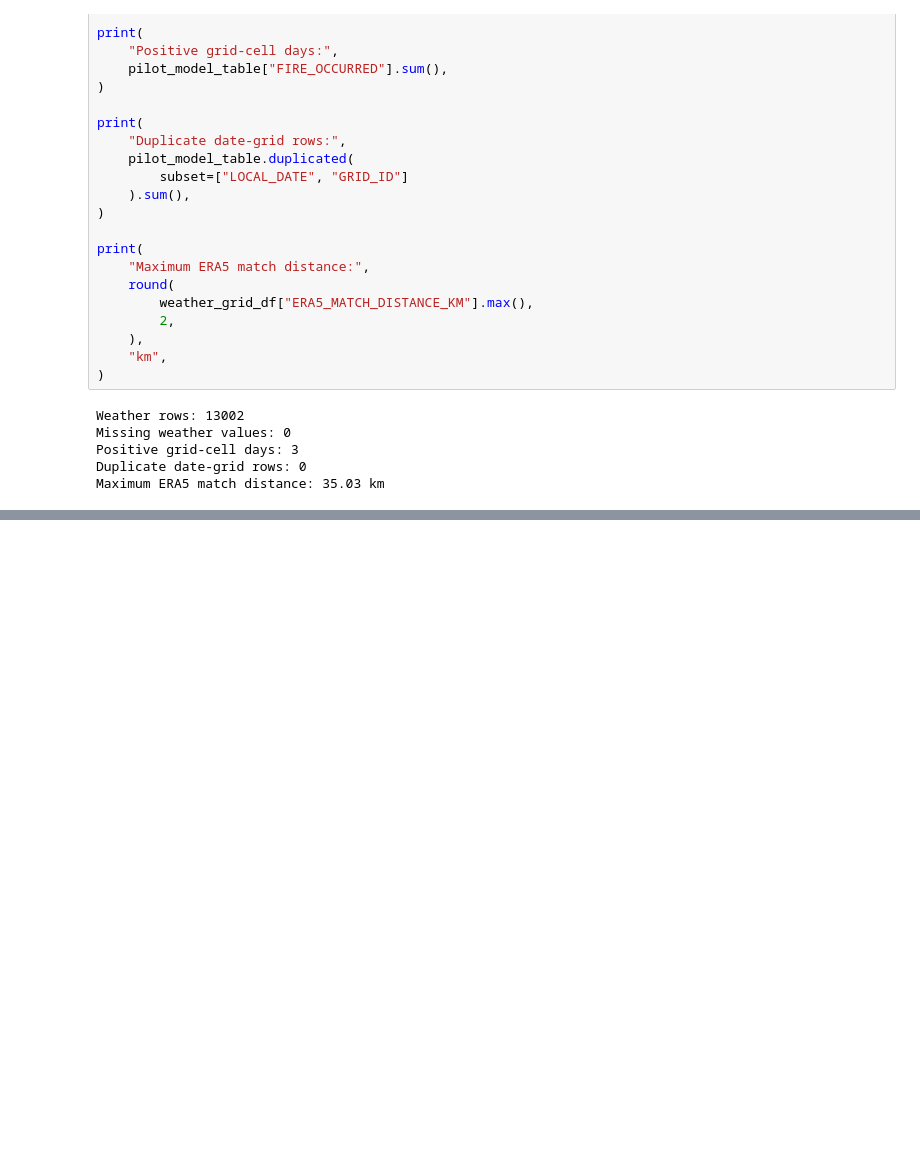
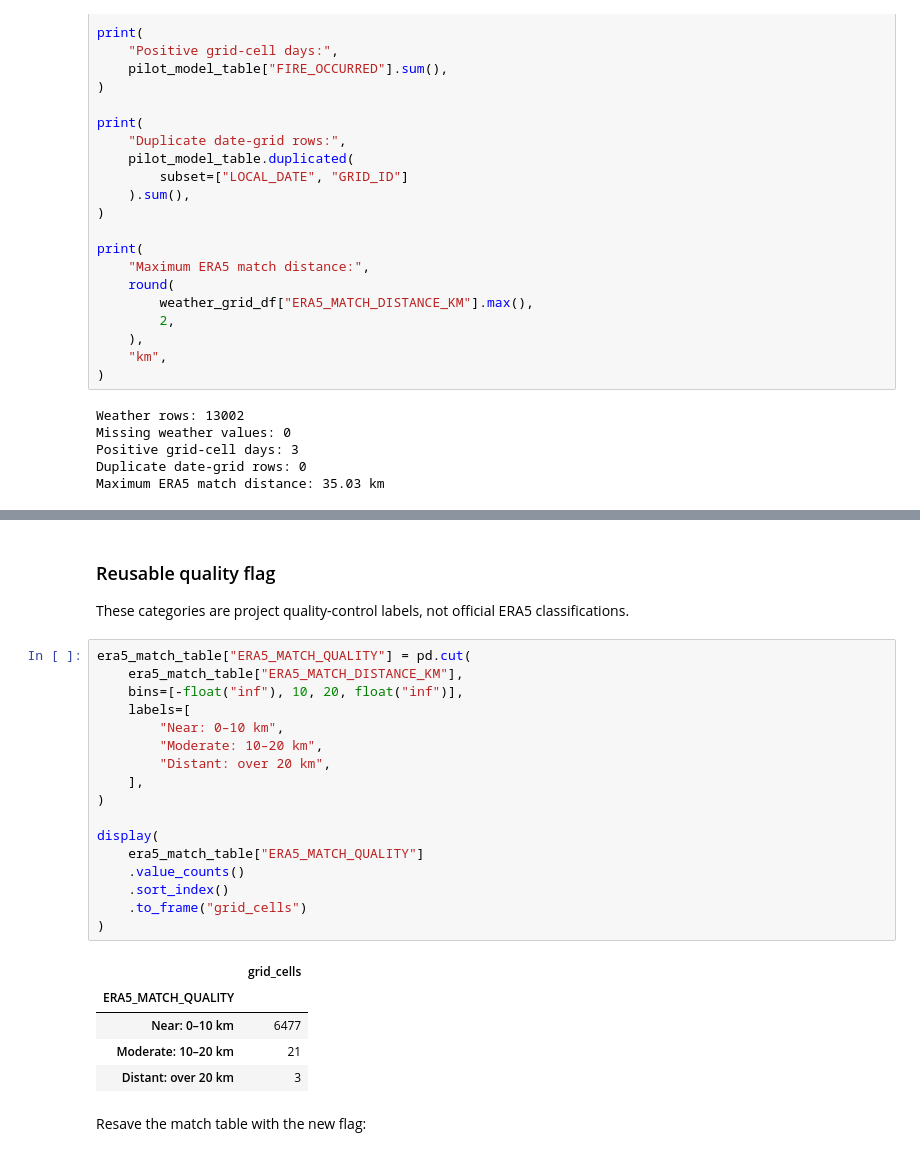
Before and after one commit to DiazHumberto/manitoba-wildfire-risk-intelligence, a Jupyter notebook: notebooks/04_era5_weather_pilot.ipynb, the cells around one changed output, grey strips where cells are left out. Saved outputs shown, nothing was run; the diff lists cells and outputs as text; blank space fills up the shorter version.

```diff
--- a/notebooks/04_era5_weather_pilot.ipynb
+++ b/notebooks/04_era5_weather_pilot.ipynb
@@ -1142,0 +1220,29 @@ Maximum ERA5 match distance: 35.03 km
+# %% [markdown]
+### Reusable quality flag
+
+These categories are project quality-control labels, not official ERA5 classifications.
+# %%
+era5_match_table["ERA5_MATCH_QUALITY"] = pd.cut(
+    era5_match_table["ERA5_MATCH_DISTANCE_KM"],
+    bins=[-float("inf"), 10, 20, float("inf")],
+    labels=[
+        "Near: 0–10 km",
+        "Moderate: 10–20 km",
+        "Distant: over 20 km",
+    ],
+)
+
+display(
+    era5_match_table["ERA5_MATCH_QUALITY"]
+    .value_counts()
+    .sort_index()
+    .to_frame("grid_cells")
+)
+# %% [output]
+|  | grid_cells |
+| ERA5_MATCH_QUALITY |  |
+| Near: 0–10 km | 6477 |
+| Moderate: 10–20 km | 21 |
+| Distant: over 20 km | 3 |
+# %% [markdown]
+Resave the match table with the new flag:
```
Also changed, not shown: parts of 6 cells of this notebook.
